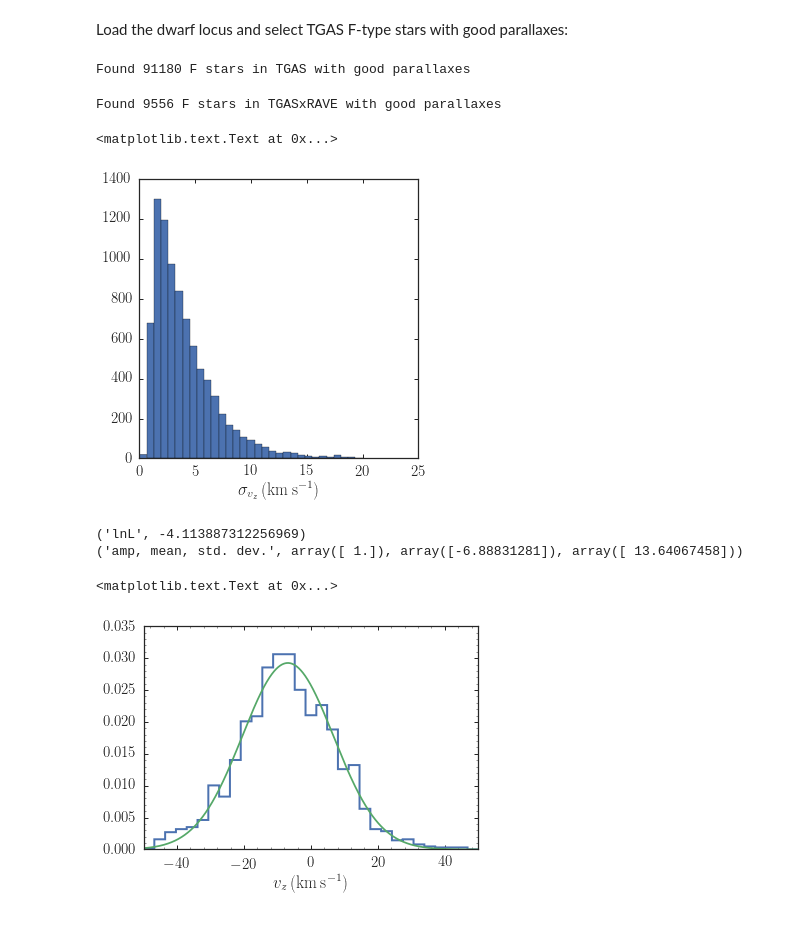
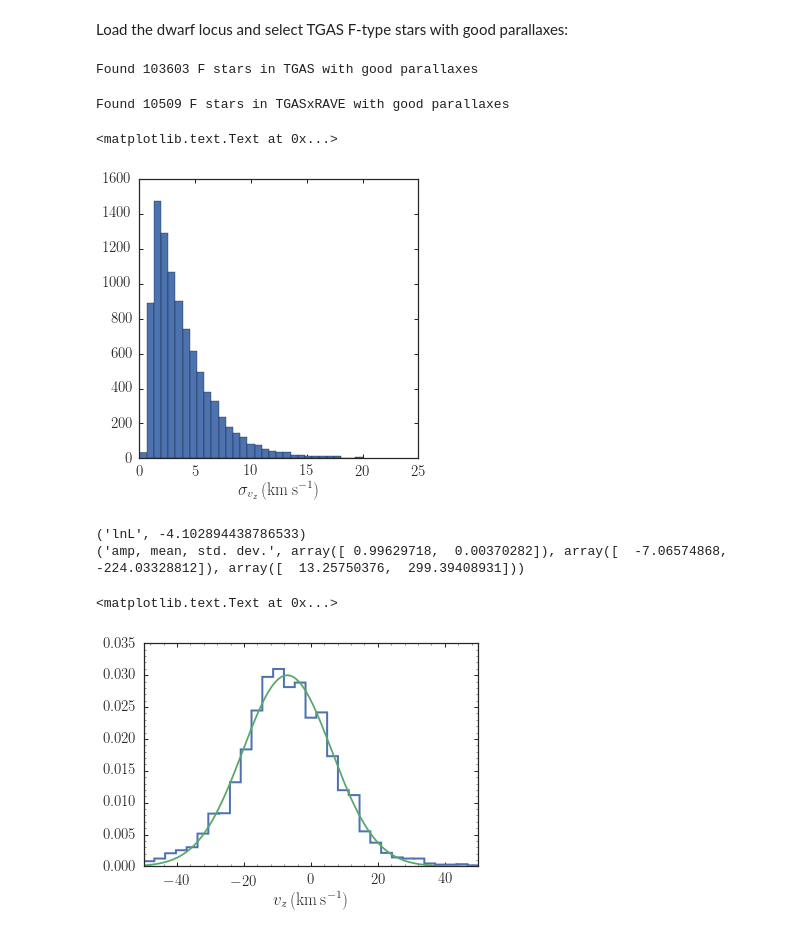
Before and after one commit to jobovy/simple-m2m, a Jupyter notebook: py/Fstar-kinematics.ipynb, the cells around one changed output. Drawn from its saved outputs; the diff is of its cells as text; code cells hidden in the pictures.

```diff
--- a/py/Fstar-kinematics.ipynb
+++ b/py/Fstar-kinematics.ipynb
@@ -63,8 +63,8 @@ jmin= main_sequence_cut_r(jkmax)
 jmax= main_sequence_cut_r(jkmin)
 good_plx_indx= (tgas['parallax']/tgas['parallax_error'] > 10.)*(jk != 0.)
 good_sampling= good_plx_indx*(jk > jkmin)*(jk < jkmax)\
-                *(mj < main_sequence_cut_r(jk,tight=True,low=True))\
-                *(mj > main_sequence_cut_r(jk,tight=True))
+                *(mj < main_sequence_cut_r(jk,tight=False,low=True))\
+                *(mj > main_sequence_cut_r(jk,tight=False))
 print("Found %i F stars in TGAS with good parallaxes" % (numpy.sum(good_sampling)))
 tgas= tgas[good_sampling]
 twomass= twomass[good_sampling]
@@ -72,7 +72,7 @@ jk= jk[good_sampling]
 dm= dm[good_sampling]
 mj=mj[good_sampling]
 # %% [output]
-Found 91180 F stars in TGAS with good parallaxes
+Found 103603 F stars in TGAS with good parallaxes
 # %%
 rave_cat= gaia_tools.load.rave()
 m1,m2,sep= gaia_tools.xmatch.xmatch(rave_cat,tgas,colRA1='RAdeg',colDec1='DEdeg',colRA2='ra',colDec2='dec',
@@ -93,7 +93,7 @@ dm= dm[indx]
 mj= mj[indx]
 print("Found %i F stars in TGASxRAVE with good parallaxes" % (len(tgas)))
 # %% [output]
-Found 9556 F stars in TGASxRAVE with good parallaxes
+Found 10509 F stars in TGASxRAVE with good parallaxes
 # %%
 rave_cat['distance']= rave_cat['distance']/1000.
 rave_cat['edistance']= rave_cat['edistance']/1000.
@@ -139,39 +139,40 @@ _= hist(vxyz_err[:,2],bins=31,range=[0.,20.])
 xlabel(r'$\sigma_{v_z}\,(\mathrm{km\,s}^{-1})$')
 # %% [output]
 <matplotlib.text.Text at 0x...>
-[figure, old version]
+[figure, new version]
 # %%
 figsize(6,4)
 indx= (True-numpy.any(numpy.isnan(vxyz),axis=1))\
-    *(rave_cat['distance'] < 0.2)\
+    *(rave_cat['distance'] < 0.7)\
     *(numpy.fabs(XYZ[:,2]) < .4)\
+    *(numpy.sqrt(XYZ[:,0]**2.+XYZ[:,1]**2.) < 0.2)\
     *(True-numpy.isnan(vxyz_err[:,2]))
 _= bovy_plot.bovy_hist(vxyz[indx,2],bins=31,range=[-50.,50.],
                        histtype='step',lw=2.,normed=True)
 # Fit with mix of two Gaussians
 ydata= numpy.atleast_2d(vxyz[indx,2]).T
 ycovar= vxyz_err[indx,2]**2.
-ngauss= 1
+ngauss= 2
 initamp= numpy.ones(ngauss)/ngauss
 m= numpy.median(vxyz[indx,2])
 s= 1.4826*numpy.median(numpy.fabs(vxyz[indx,2]-m))
 initmean= []
 initcovar= []
 for ii in range(ngauss):
     initmean.append(m+numpy.random.normal()*s)
     initcovar.append(4.*s**2.)
 initmean= numpy.array([initmean]).T
 initcovar= numpy.array([[initcovar]]).T
 print("lnL",extreme_deconvolution(ydata,ycovar,initamp,initmean,initcovar))
 xs= numpy.linspace(-50.,50.,1001)
 ys= numpy.sum(numpy.atleast_2d(initamp/numpy.sqrt(initcovar[:,0,0])).T\
               *numpy.exp(-0.5*(xs-numpy.atleast_2d(initmean[:,0]).T)**2./numpy.atleast_2d(initcovar[:,0,0]).T),axis=0)\
             /numpy.sqrt(2.*numpy.pi)
 plot(xs,ys)
 print("amp, mean, std. dev.",initamp,initmean[:,0],numpy.sqrt(initcovar[:,0,0]))
 xlabel(r'$v_z\,(\mathrm{km\,s}^{-1})$')
 # %% [output]
-('lnL', -4.113887312256969)
-('amp, mean, std. dev.', array([ 1.]), array([-6.88831281]), array([ 13.64067458]))
+('lnL', -4.102894438786533)
+('amp, mean, std. dev.', array([ 0.99629718,  0.00370282]), array([  -7.06574868, -224.03328812]), array([  13.25750376,  299.39408931]))
 <matplotlib.text.Text at 0x...>
-[figure, old version]
+[figure, new version]
```
